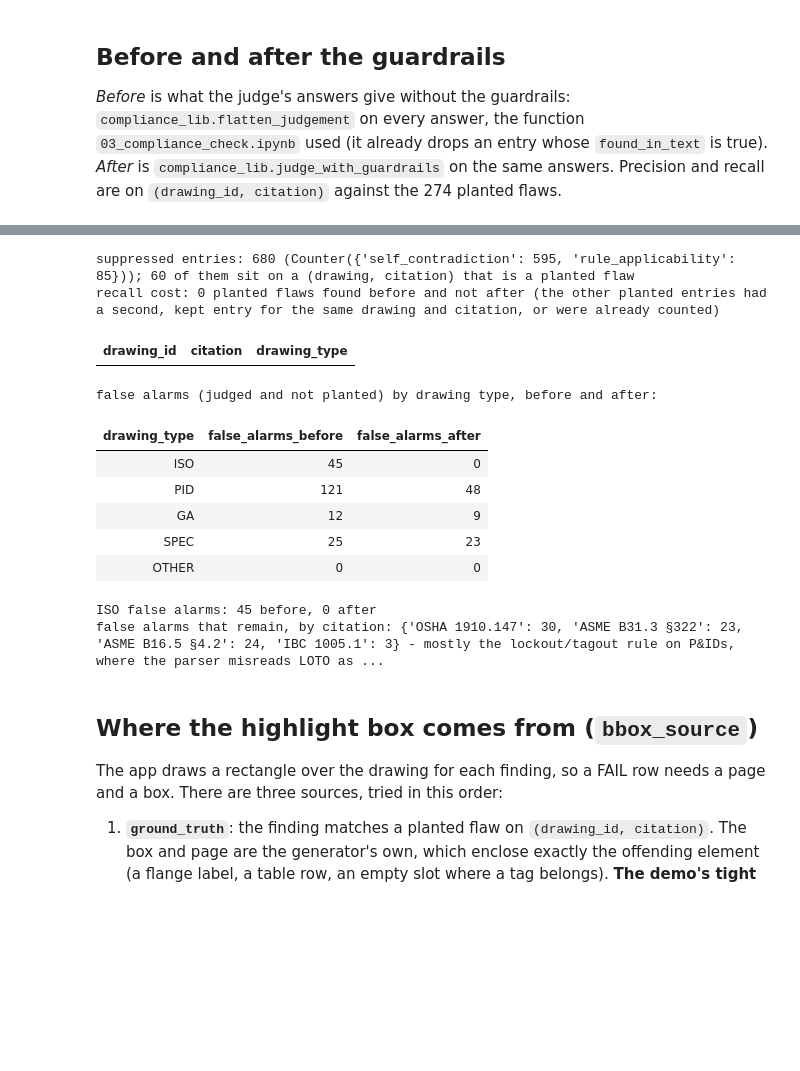
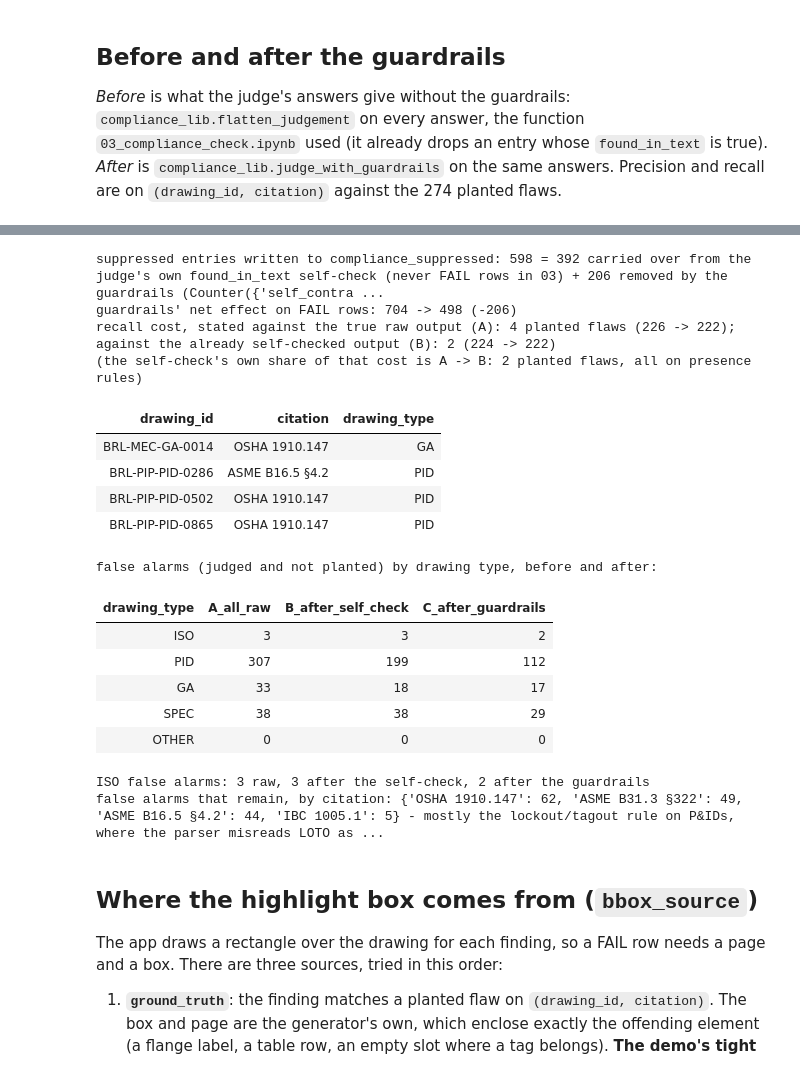
Before and after one commit to HobbsAnalytics/hobbs_fe, a Jupyter notebook: 03_doc_intelligence/03b_compliance_guardrails.ipynb, the cells around one changed output, grey strips where cells are left out. Saved outputs shown, nothing was run; the diff lists cells and outputs as text; code cells hidden in the pictures; blank space fills up the shorter version.

```diff
--- a/03_doc_intelligence/03b_compliance_guardrails.ipynb
+++ b/03_doc_intelligence/03b_compliance_guardrails.ipynb
@@ -169,7 +191,7 @@ def reason_kind(entry):
     if entry["suppressed_by"] == "rule_applicability":
         return "citation does not apply to the drawing type"
     if d.startswith("found_in_text"):
-        return "judge's found_in_text is true"
+        return "found_in_text is true (carried over from the judge's self-check)"
     if d.startswith("expected_item"):
         return "expected_item is in the drawing text"
     if d.startswith("the lockout"):
@@ -181,19 +203,27 @@ planted_entries = Counter((s["suppressed_by"], reason_kind(s)) for s in suppress
 display(spark.createDataFrame(
     [(by, kind, n, planted_entries[(by, kind)]) for (by, kind), n in sorted(by_kind.items())] + [("total", "", len(suppressed), sum(planted_entries.values()))],
     "suppressed_by string, kind string, suppressed_entries int, of_which_on_a_planted_flaw int"))
-lost = sorted((mb["pairs"] & gt_pairs) - (ma["pairs"] & gt_pairs))
-print(f"suppressed entries: {len(suppressed)} ({Counter(s['suppressed_by'] for s in suppressed)}); {sum(planted_entries.values())} of them sit on a (drawing, citation) that is a planted flaw")
-print(f"recall cost: {len(lost)} planted flaws found before and not after (the other planted entries had a second, kept entry for the same drawing and citation, or were already counted)")
+carried = sum(1 for s in suppressed if reason_kind(s).startswith("found_in_text"))
+net = len(suppressed) - carried
+print(f"suppressed entries written to compliance_suppressed: {len(suppressed)} = {carried} carried over from the judge's own found_in_text self-check (never FAIL rows in 03) "
+      f"+ {net} removed by the guardrails ({Counter(s['suppressed_by'] for s in suppressed if not reason_kind(s).startswith('found_in_text'))})")
+print(f"guardrails' net effect on FAIL rows: {sum(mb['fail_rows'].values())} -> {sum(mc['fail_rows'].values())} (-{net})")
+lost_vs_a = sorted((ma["pairs"] & gt_pairs) - (mc["pairs"] & gt_pairs))
+lost_vs_b = sorted((mb["pairs"] & gt_pairs) - (mc["pairs"] & gt_pairs))
+print(f"recall cost, stated against the true raw output (A): {len(lost_vs_a)} planted flaws ({ma['tp']} -> {mc['tp']}); against the already self-checked output (B): {len(lost_vs_b)} ({mb['tp']} -> {mc['tp']})")
+print("(the self-check's own share of that cost is A -> B:", ma["tp"] - mb["tp"], "planted flaws, all on presence rules)")
+lost = lost_vs_a
 display(spark.createDataFrame([(d, c, dtype_of[d]) for d, c in lost], "drawing_id string, citation string, drawing_type string"))
 
 print("false alarms (judged and not planted) by drawing type, before and after:")
+fa_raw = Counter(dtype_of[d] for d, c in ma["pairs"] - gt_pairs)
 fa_b = Counter(dtype_of[d] for d, c in mb["pairs"] - gt_pairs)
-fa_a = Counter(dtype_of[d] for d, c in ma["pairs"] - gt_pairs)
-display(spark.createDataFrame([(t, fa_b[t], fa_a[t]) for t in ("ISO", "PID", "GA", "SPEC", "OTHER")], "drawing_type string, false_alarms_before int, false_alarms_after int"))
-print(f"ISO false alarms: {fa_b['ISO']} before, {fa_a['ISO']} after")
-fa_after_cit = Counter(c for d, c in ma["pairs"] - gt_pairs)
+fa_a = Counter(dtype_of[d] for d, c in mc["pairs"] - gt_pairs)
+display(spark.createDataFrame([(t, fa_raw[t], fa_b[t], fa_a[t]) for t in ("ISO", "PID", "GA", "SPEC", "OTHER")], "drawing_type string, A_all_raw int, B_after_self_check int, C_after_guardrails int"))
+print(f"ISO false alarms: {fa_raw['ISO']} raw, {fa_b['ISO']} after the self-check, {fa_a['ISO']} after the guardrails")
+fa_after_cit = Counter(c for d, c in mc["pairs"] - gt_pairs)
 print("false alarms that remain, by citation:", dict(fa_after_cit), "- mostly the lockout/tagout rule on P&IDs, where the parser misreads LOTO as ROTO-/LOT0-/LOTOTO-")
-assert fa_a["ISO"] == 0 or fa_a["ISO"] < fa_b["ISO"]
-assert ma["precision"] > mb["precision"] and ma["tp"] >= mb["tp"] - 10, "the guardrails should raise precision at a small recall cost"
+assert fa_a["ISO"] < fa_b["ISO"] or fa_b["ISO"] == 0
+assert mc["precision"] > mb["precision"], "the guardrails should raise precision"
 # %% [output]
 | suppressed_by | kind | suppressed_entries | of_which_on_a_planted_flaw |
@@ -206,15 +236,21 @@ assert ma["precision"] > mb["precision"] and ma["tp"] >= mb["tp"] - 10, "the gua
-suppressed entries: 680 (Counter({'self_contradiction': 595, 'rule_applicability': 85})); 60 of them sit on a (drawing, citation) that is a planted flaw
-recall cost: 0 planted flaws found before and not after (the other planted entries had a second, kept entry for the same drawing and citation, or were already counted)
+suppressed entries written to compliance_suppressed: 598 = 392 carried over from the judge's own found_in_text self-check (never FAIL rows in 03) + 206 removed by the guardrails (Counter({'self_contra ...
+guardrails' net effect on FAIL rows: 704 -> 498 (-206)
+recall cost, stated against the true raw output (A): 4 planted flaws (226 -> 222); against the already self-checked output (B): 2 (224 -> 222)
+(the self-check's own share of that cost is A -> B: 2 planted flaws, all on presence rules)
 | drawing_id | citation | drawing_type |
+| BRL-MEC-GA-0014 | OSHA 1910.147 | GA |
+| BRL-PIP-PID-0286 | ASME B16.5 §4.2 | PID |
+| BRL-PIP-PID-0502 | OSHA 1910.147 | PID |
+| BRL-PIP-PID-0865 | OSHA 1910.147 | PID |
 false alarms (judged and not planted) by drawing type, before and after:
-| drawing_type | false_alarms_before | false_alarms_after |
-| ISO | 45 | 0 |
-| PID | 121 | 48 |
-| GA | 12 | 9 |
-| SPEC | 25 | 23 |
-| OTHER | 0 | 0 |
+| drawing_type | A_all_raw | B_after_self_check | C_after_guardrails |
+| ISO | 3 | 3 | 2 |
+| PID | 307 | 199 | 112 |
+| GA | 33 | 18 | 17 |
+| SPEC | 38 | 38 | 29 |
+| OTHER | 0 | 0 | 0 |
-ISO false alarms: 45 before, 0 after
-false alarms that remain, by citation: {'OSHA 1910.147': 30, 'ASME B31.3 §322': 23, 'ASME B16.5 §4.2': 24, 'IBC 1005.1': 3} - mostly the lockout/tagout rule on P&IDs, where the parser misreads LOTO as ...
+ISO false alarms: 3 raw, 3 after the self-check, 2 after the guardrails
+false alarms that remain, by citation: {'OSHA 1910.147': 62, 'ASME B31.3 §322': 49, 'ASME B16.5 §4.2': 44, 'IBC 1005.1': 5} - mostly the lockout/tagout rule on P&IDs, where the parser misreads LOTO as ...
 # %% [markdown]
 ## Where the highlight box comes from (`bbox_source`)
 
```
Also changed, not shown: parts of 16 cells of this notebook, 13 other files.
